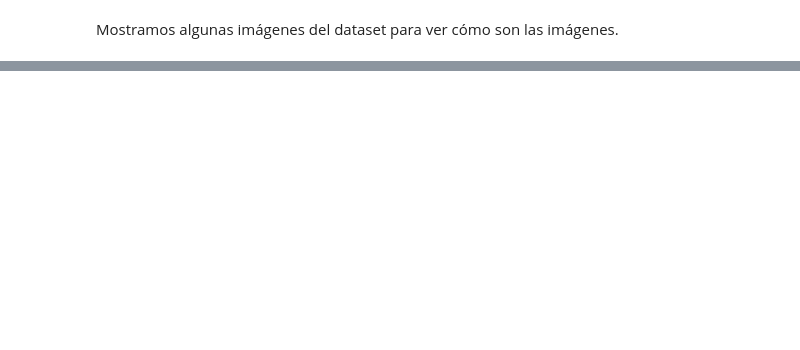
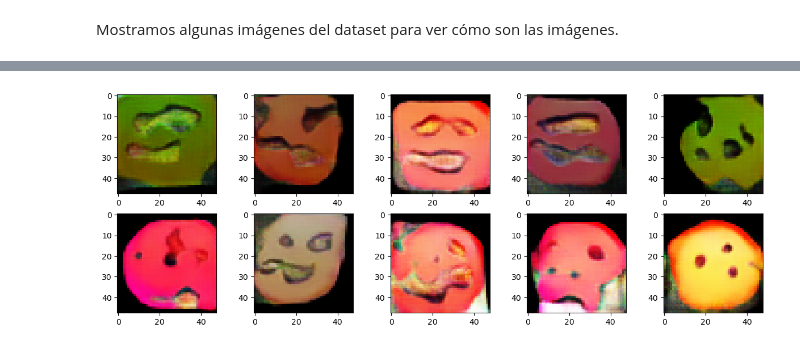
Before and after one commit to marcanii/SIS421---2-23, a Jupyter notebook: Evaluations/1erParcial/02_dcgans.ipynb, the cells around one changed output, grey strips where cells are left out. Drawn from its saved outputs; the diff is of its cells as text; code cells hidden in the pictures; blank space fills up the shorter version.

```diff
--- a/Evaluations/1erParcial/02_dcgans.ipynb
+++ b/Evaluations/1erParcial/02_dcgans.ipynb
@@ -375,0 +304,20 @@ Generator(
+# %%
+# cargar modelo entrenado
+generator2 = Generator2(z_dim=100, img_channels=3)
+generator2.load_state_dict(torch.load('models/generator_v1_4_50.pth'))
+discriminator2 = Discriminator2()
+discriminator2.load_state_dict(torch.load('models/discriminator_v1_4_50.pth'))
+generator2.eval().to(device)
+with torch.no_grad():
+  noise = torch.randn((10, generator2.input_size)).to(device)
+  generated_images = generator2(noise)
+  fig, axs = plt.subplots(2,5,figsize=(15,5))
+  i = 0
+  for ax in axs:
+    for _ax in ax:
+      img = (generated_images[i].view(3,48,48).permute(1,2,0).cpu())*0.5+0.5
+      _ax.imshow(img)
+      i+=1
+  plt.show()
+# %% [output]
+[figure, added]
```
Also changed, not shown: parts of 47 cells of this notebook, 1 other file.
